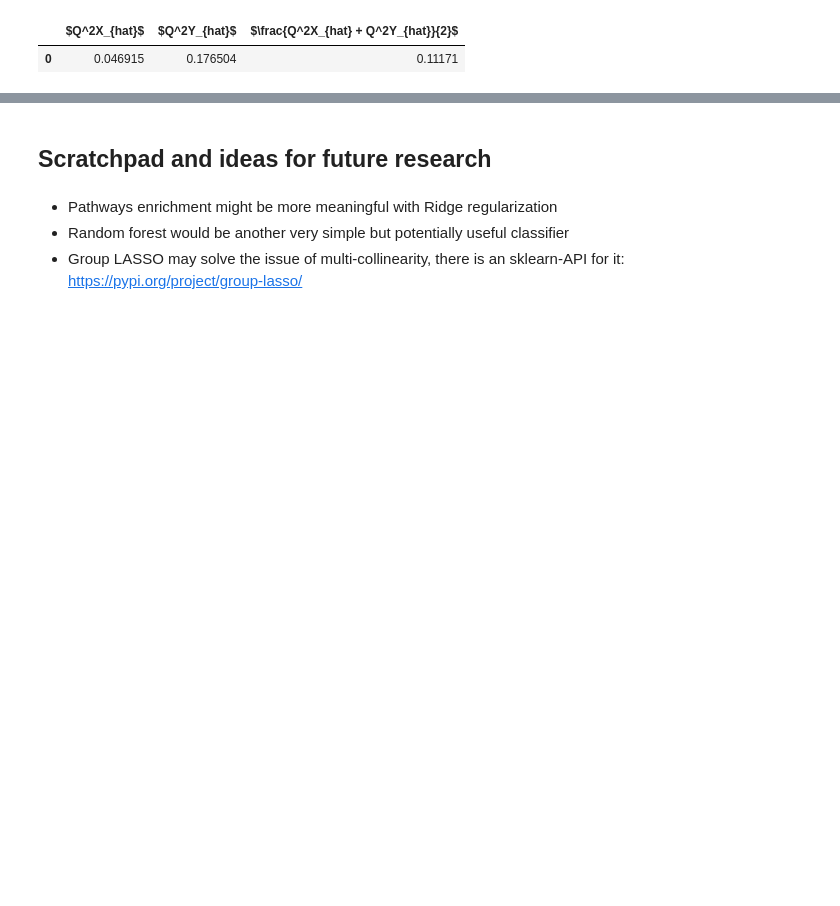
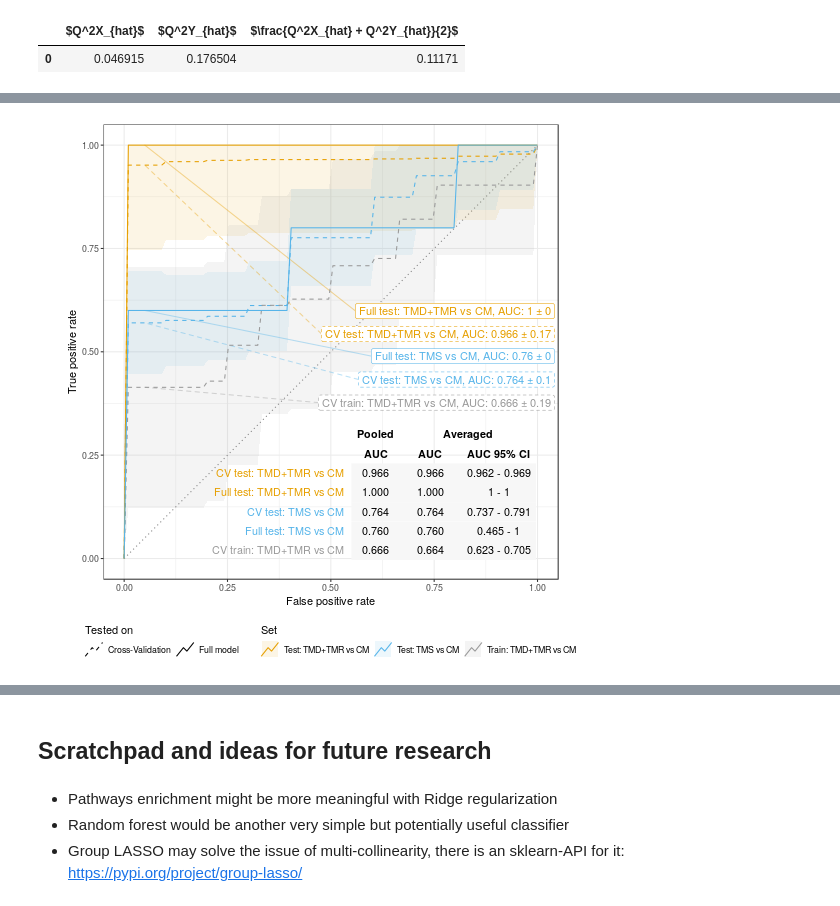
Before and after one commit to krassowski/meningitis-integration, a Jupyter notebook: analyses/integration/O2-PLS.ipynb, the cells around one changed output, grey strips where cells are left out. Saved outputs shown, nothing was run; the diff lists cells and outputs as text; code cells hidden in the pictures; blank space fills up the shorter version.

```diff
--- a/analyses/integration/O2-PLS.ipynb
+++ b/analyses/integration/O2-PLS.ipynb
@@ -821,5 +120,0 @@ cm_and_tmdr_validation = patients_with_single_omic[
-# %%
-tms_validation = pd.concat([
-    patients_union_series[patients_union_series.str.contains('TMS')],
-    patients_with_single_omic[patients_with_single_omic.str.contains('CM')]
-])
@@ -1277,0 +234,2 @@ p = grid.draw(g)
+# %%
+roc_auc_o2pls = cm_vs_tmdr_or_tms_roc_curves(joint_o2pls, tms_o2pls_protein_dataset)
@@ -1278,3 +248,13 @@ p = grid.draw(g)
+# %%
+%%R -i roc_auc_o2pls -w 550 -h 550
+
+p = roc_auc_tmdr_cm(roc_auc_o2pls, annotation=0.05)
+line_types = c(2, 1, 2, 1, 2, 2)
+g = add_linetype_to_ggrepel(ggplotGrob(p), line_types, 'segment')
+g = add_linetype_to_ggrepel(g, line_types, 'box')
+grid.draw(g)
+# %% [output]
+[figure, added]
 # %%
 grid_results = add_grid_metadata(format_grid_results(
     joint_o2pls.cross_validation.estimators[0].combine,
```
Also changed, not shown: parts of 213 cells of this notebook, 11 other files.
